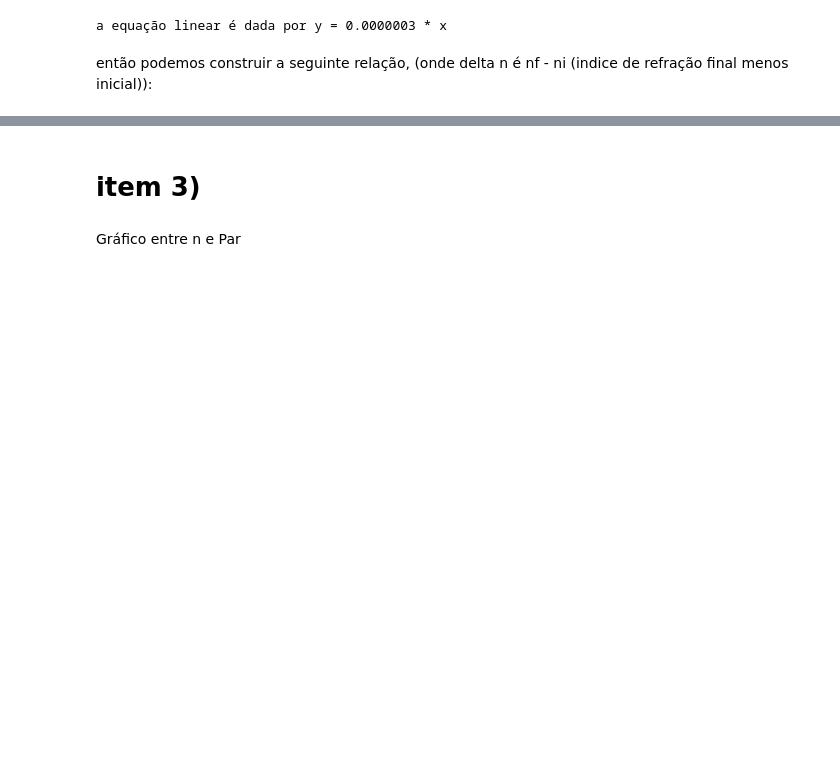
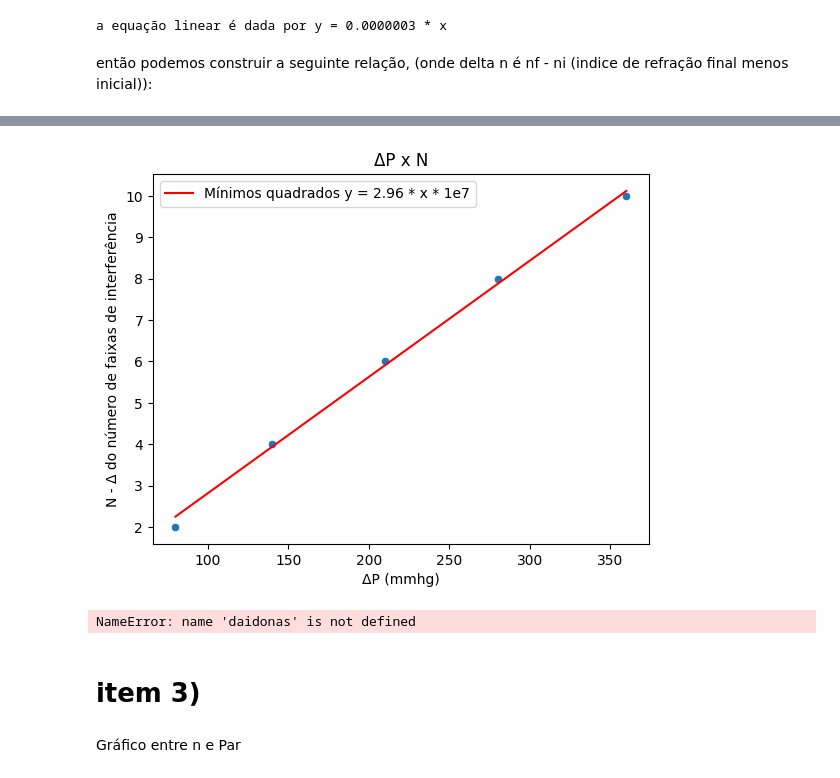
Before and after one commit to ms-cmy/relatorios-2024-est2, a Jupyter notebook: relatorio_3/experimento.ipynb, the cells around one changed output, grey strips where cells are left out. Saved outputs shown, nothing was run; the diff lists cells and outputs as text; code cells hidden in the pictures; blank space fills up the shorter version.

```diff
--- a/relatorio_3/experimento.ipynb
+++ b/relatorio_3/experimento.ipynb
@@ -143,3 +185,16 @@ df['delta_n'] = a * df['delta']
+# %%
+sns.scatterplot(data=df, x='delta_P', y='N')
+sns.lineplot(data=df, y='predicted', x='delta_P', color='red', label='Mínimos quadrados y = 2.96 * x * 1e7')
+plt.xlabel("ΔP (mmhg)")
+plt.ylabel("N - Δ do número de faixas de interferência")
+plt.title("ΔP x N")
+plt.show()
+# %% [output]
+[figure, added]
+# %%
+daidonas
+# %% [output]
+NameError: name 'daidonas' is not defined
 # %% [markdown]
 # item 3)
 # %% [markdown]
```
Also changed, not shown: parts of 32 cells of this notebook, 8 other files.
